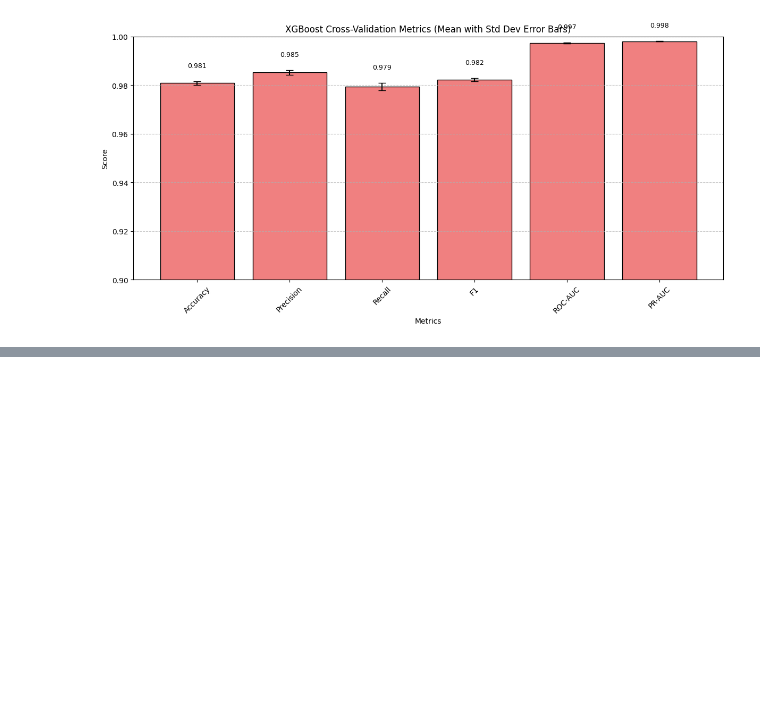
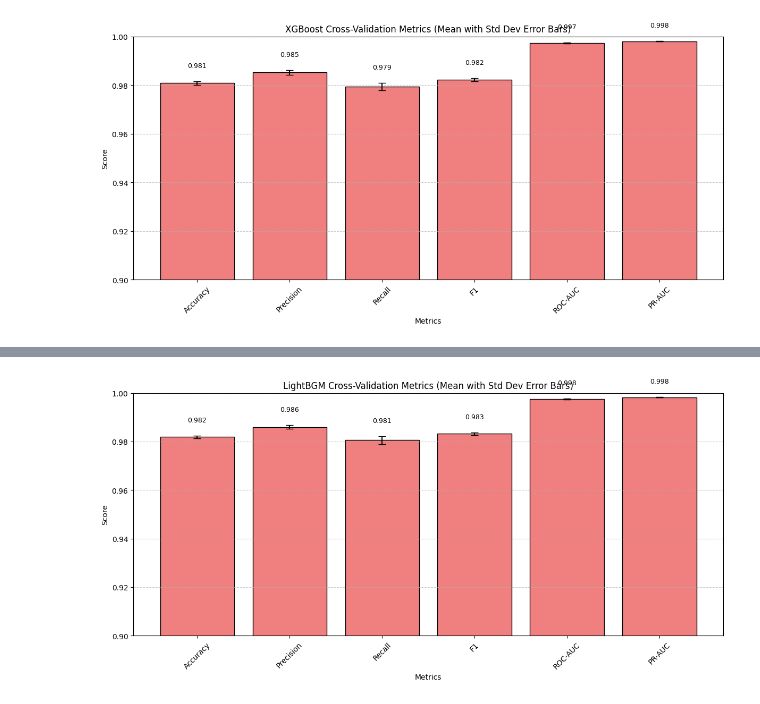
Before and after one commit to halimAhtasham/Network-_Intrusion_Detection---All_In_One, a Jupyter notebook: Binary_Classification_on_NIDS_with_ROSIDS23.ipynb, the cells around one changed output, grey strips where cells are left out. Saved outputs shown, nothing was run; the diff lists cells and outputs as text; code cells hidden in the pictures; blank space fills up the shorter version.

```diff
--- a/Binary_Classification_on_NIDS_with_ROSIDS23.ipynb
+++ b/Binary_Classification_on_NIDS_with_ROSIDS23.ipynb
@@ -760,0 +765,15 @@ plt.show()
+# %%
+lgbm_pipeline = Pipeline([
+    ("imputer", SimpleImputer(strategy="median")),
+    ("model", LGBMClassifier(
+        n_estimators=200,
+        learning_rate=0.1,
+        num_leaves=31,
+        max_depth=-1,
+        subsample=0.8,
+        colsample_bytree=0.8,
+        random_state=RANDOM_STATE,
+        n_jobs=-1,
+        verbosity=-1
+    ))
+])
@@ -760,0 +826,6 @@ plt.show()
+# %%
+lgbm_cv_summary = pd.DataFrame({
+    "Mean": lgbm_cv_results_df.drop(columns="Fold").mean(),
+    "Std": lgbm_cv_results_df.drop(columns="Fold").std()
+})
+lgbm_cv_summary
@@ -760,0 +840,24 @@ plt.show()
+# %%
+fig, ax = plt.subplots(figsize=(12, 6))
+
+metrics = lgbm_cv_summary.index
+mean_values = lgbm_cv_summary['Mean']
+std_values = lgbm_cv_summary['Std']
+
+ax.bar(metrics, mean_values, yerr=std_values, capsize=5, color='lightcoral', edgecolor='black')
+
+ax.set_title('LightBGM Cross-Validation Metrics (Mean with Std Dev Error Bars)')
+ax.set_xlabel('Metrics')
+ax.set_ylabel('Score')
+ax.set_ylim(0.9, 1.0) # Set y-axis limits to better visualize differences in high-scoring metrics
+ax.tick_params(axis='x', rotation=45)
+ax.grid(axis='y', linestyle='--', alpha=0.7)
+
+# Add text labels on top of each bar
+for i, mean in enumerate(mean_values):
+    ax.text(i, mean + std_values[i] + 0.005, f'{mean:.3f}', ha='center', va='bottom', color='black', fontsize=9)
+
+plt.tight_layout()
+plt.show()
+# %% [output]
+[figure, added]
```
Also changed, not shown: parts of 10 cells of this notebook.
